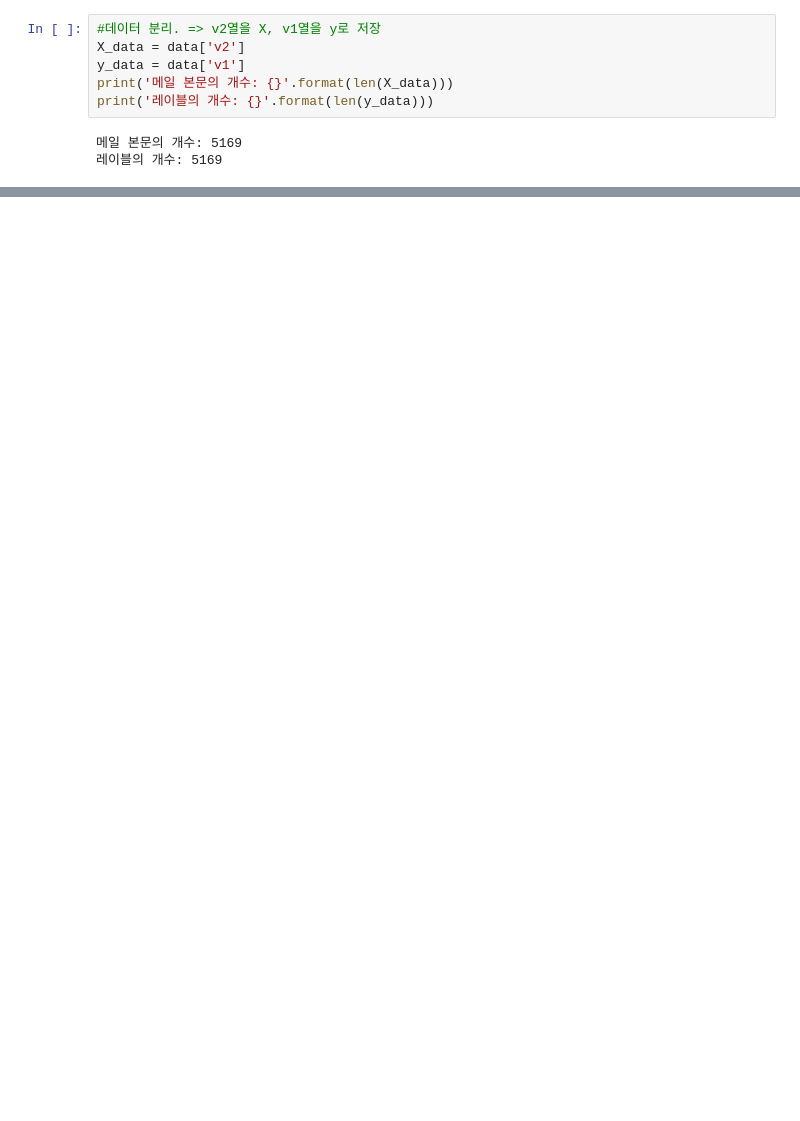
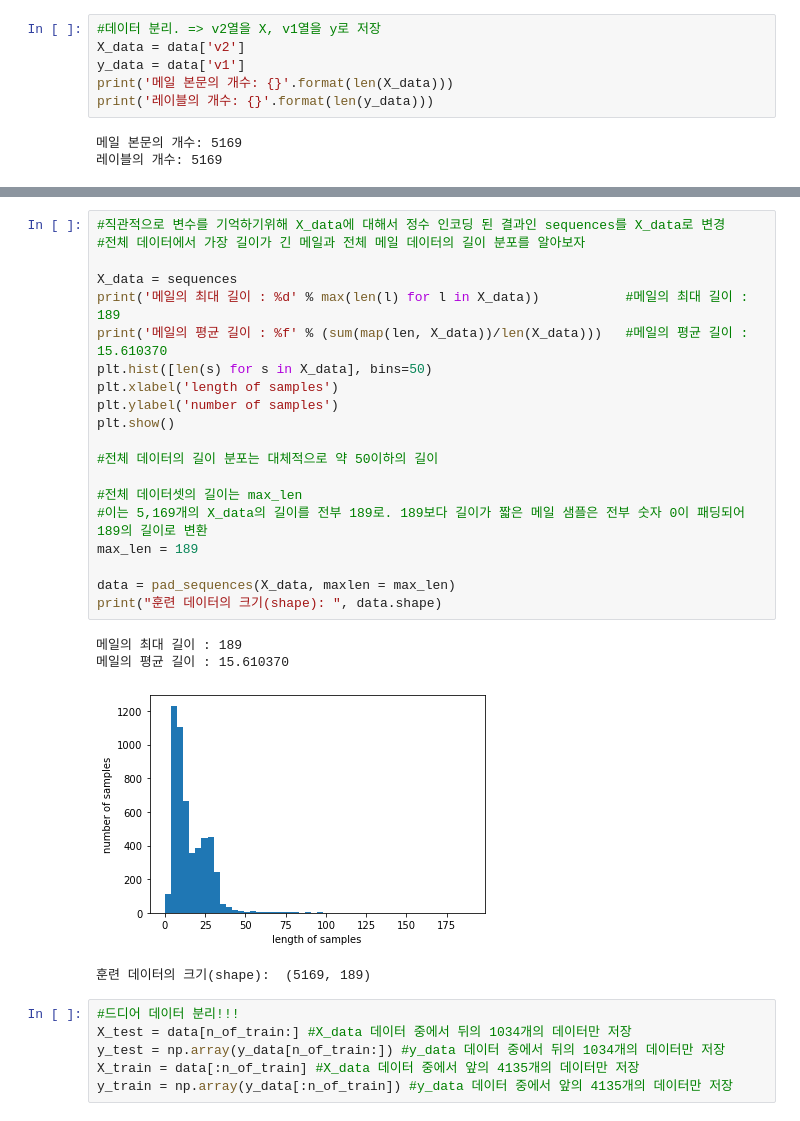
Before and after one commit to bluedawn123/Test, a Jupyter notebook: books/wikidocsBookNlp/chapter11_RnnClassification/2_spamClassification.ipynb, the cells around one changed output, grey strips where cells are left out. Saved outputs shown, nothing was run; the diff lists cells and outputs as text; blank space fills up the shorter version.

```diff
--- a/books/wikidocsBookNlp/chapter11_RnnClassification/2_spamClassification.ipynb
+++ b/books/wikidocsBookNlp/chapter11_RnnClassification/2_spamClassification.ipynb
@@ -181,0 +204,31 @@ print('테스트 데이터의 개수:',n_of_test)
+# %%
+#직관적으로 변수를 기억하기위해 X_data에 대해서 정수 인코딩 된 결과인 sequences를 X_data로 변경
+#전체 데이터에서 가장 길이가 긴 메일과 전체 메일 데이터의 길이 분포를 알아보자
+
+X_data = sequences
+print('메일의 최대 길이 : %d' % max(len(l) for l in X_data))           #메일의 최대 길이 : 189
+print('메일의 평균 길이 : %f' % (sum(map(len, X_data))/len(X_data)))   #메일의 평균 길이 : 15.610370
+plt.hist([len(s) for s in X_data], bins=50)
+plt.xlabel('length of samples')
+plt.ylabel('number of samples')
+plt.show()
+
+#전체 데이터의 길이 분포는 대체적으로 약 50이하의 길이
+
+#전체 데이터셋의 길이는 max_len
+#이는 5,169개의 X_data의 길이를 전부 189로. 189보다 길이가 짧은 메일 샘플은 전부 숫자 0이 패딩되어 189의 길이로 변환
+max_len = 189
+
+data = pad_sequences(X_data, maxlen = max_len)
+print("훈련 데이터의 크기(shape): ", data.shape)
+# %% [output]
+메일의 최대 길이 : 189
+메일의 평균 길이 : 15.610370
+[figure, added]
+훈련 데이터의 크기(shape):  (5169, 189)
+# %%
+#드디어 데이터 분리!!!
+X_test = data[n_of_train:] #X_data 데이터 중에서 뒤의 1034개의 데이터만 저장
+y_test = np.array(y_data[n_of_train:]) #y_data 데이터 중에서 뒤의 1034개의 데이터만 저장
+X_train = data[:n_of_train] #X_data 데이터 중에서 앞의 4135개의 데이터만 저장
+y_train = np.array(y_data[:n_of_train]) #y_data 데이터 중에서 앞의 4135개의 데이터만 저장
```
Also changed, not shown: parts of 6 cells of this notebook, 1 other file.
